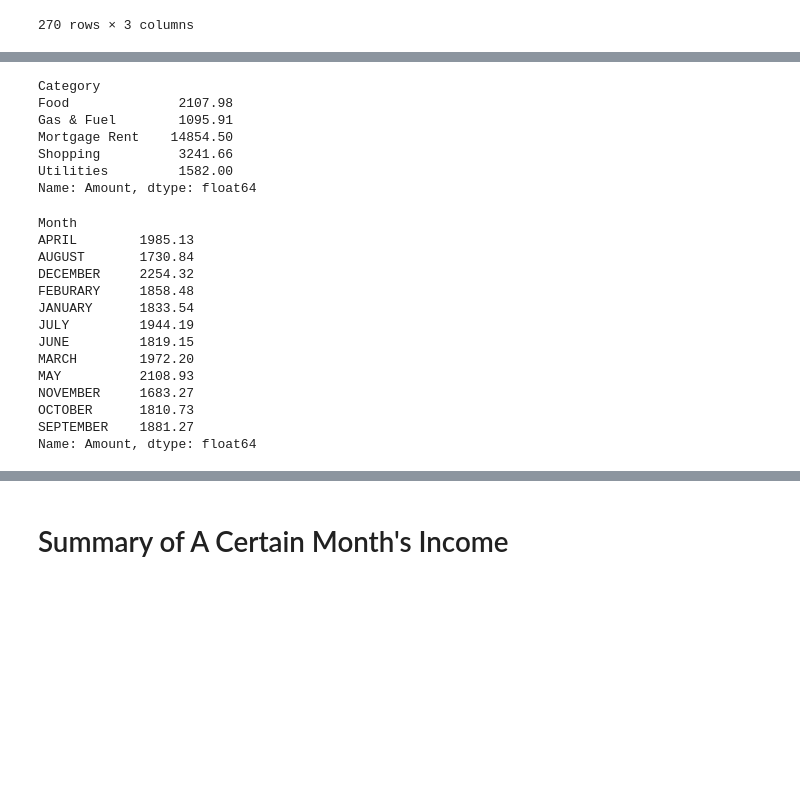
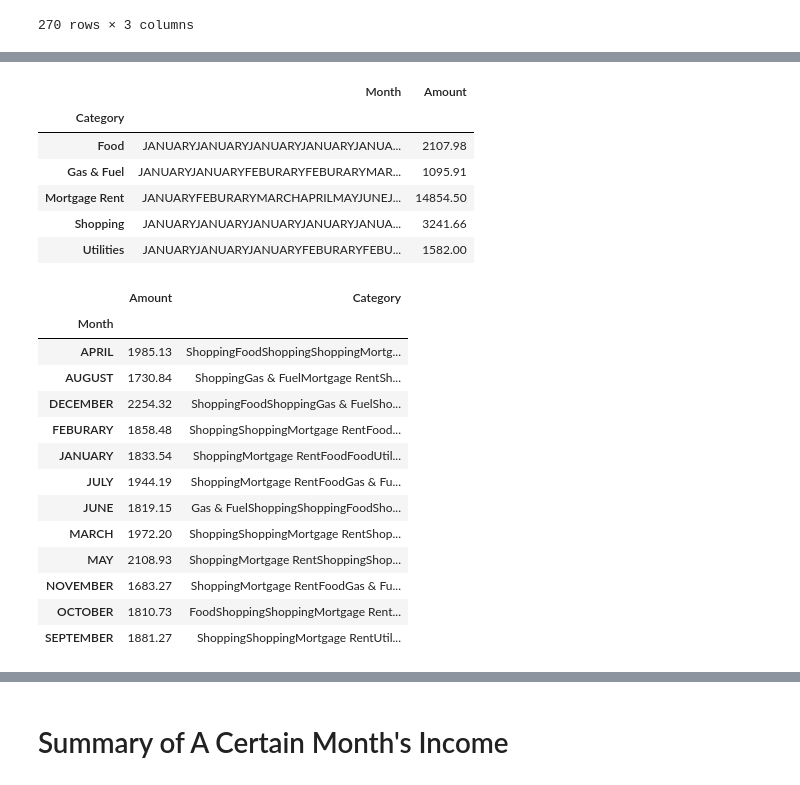
Before and after one commit to AnvithaChaluvadi/Personal-Finance-Management-Tool_Project1, a Jupyter notebook: finance_tool.ipynb, the cells around one changed output, grey strips where cells are left out. Drawn from its saved outputs; the diff is of its cells as text; code cells hidden in the pictures; blank space fills up the shorter version.

```diff
--- a/finance_tool.ipynb
+++ b/finance_tool.ipynb
@@ -166,31 +200,31 @@ df2
 # %%
 # Group dataframe by category and sum amount
-df3 = df2.groupby('Category').Amount.sum()
+df3 = df2.groupby('Category').sum()
 df3
 # %% [output]
-Category
-Food              2107.98
-Gas & Fuel        1095.91
-Mortgage Rent    14854.50
-Shopping          3241.66
-Utilities         1582.00
-Name: Amount, dtype: float64
+|  | Month | Amount |
+| Category |  |  |
+| Food | JANUARYJANUARYJANUARYJANUARYJANUA... | 2107.98 |
+| Gas & Fuel | JANUARYJANUARYFEBURARYFEBURARYMAR... | 1095.91 |
+| Mortgage Rent | JANUARYFEBURARYMARCHAPRILMAYJUNEJ... | 14854.50 |
+| Shopping | JANUARYJANUARYJANUARYJANUARYJANUA... | 3241.66 |
+| Utilities | JANUARYJANUARYJANUARYFEBURARYFEBU... | 1582.00 |
 # %%
 # Group dataframe by month and sum amount
-df4 = df2.groupby('Month').Amount.sum()
+df4 = df2.groupby('Month').sum()
 df4
 # %% [output]
-Month
-APRIL        1985.13
-AUGUST       1730.84
-DECEMBER     2254.32
-FEBURARY     1858.48
-JANUARY      1833.54
-JULY         1944.19
-JUNE         1819.15
-MARCH        1972.20
-MAY          2108.93
-NOVEMBER     1683.27
-OCTOBER      1810.73
-SEPTEMBER    1881.27
-Name: Amount, dtype: float64
+|  | Amount | Category |
+| Month |  |  |
+| APRIL | 1985.13 | ShoppingFoodShoppingShoppingMortg... |
+| AUGUST | 1730.84 | ShoppingGas & FuelMortgage RentSh... |
+| DECEMBER | 2254.32 | ShoppingFoodShoppingGas & FuelSho... |
+| FEBURARY | 1858.48 | ShoppingShoppingMortgage RentFood... |
+| JANUARY | 1833.54 | ShoppingMortgage RentFoodFoodUtil... |
+| JULY | 1944.19 | ShoppingMortgage RentFoodGas & Fu... |
+| JUNE | 1819.15 | Gas & FuelShoppingShoppingFoodSho... |
+| MARCH | 1972.20 | ShoppingShoppingMortgage RentShop... |
+| MAY | 2108.93 | ShoppingMortgage RentShoppingShop... |
+| NOVEMBER | 1683.27 | ShoppingMortgage RentFoodGas & Fu... |
+| OCTOBER | 1810.73 | FoodShoppingShoppingMortgage Rent... |
+| SEPTEMBER | 1881.27 | ShoppingShoppingMortgage RentUtil... |
```
Also changed, not shown: parts of 7 cells of this notebook.
